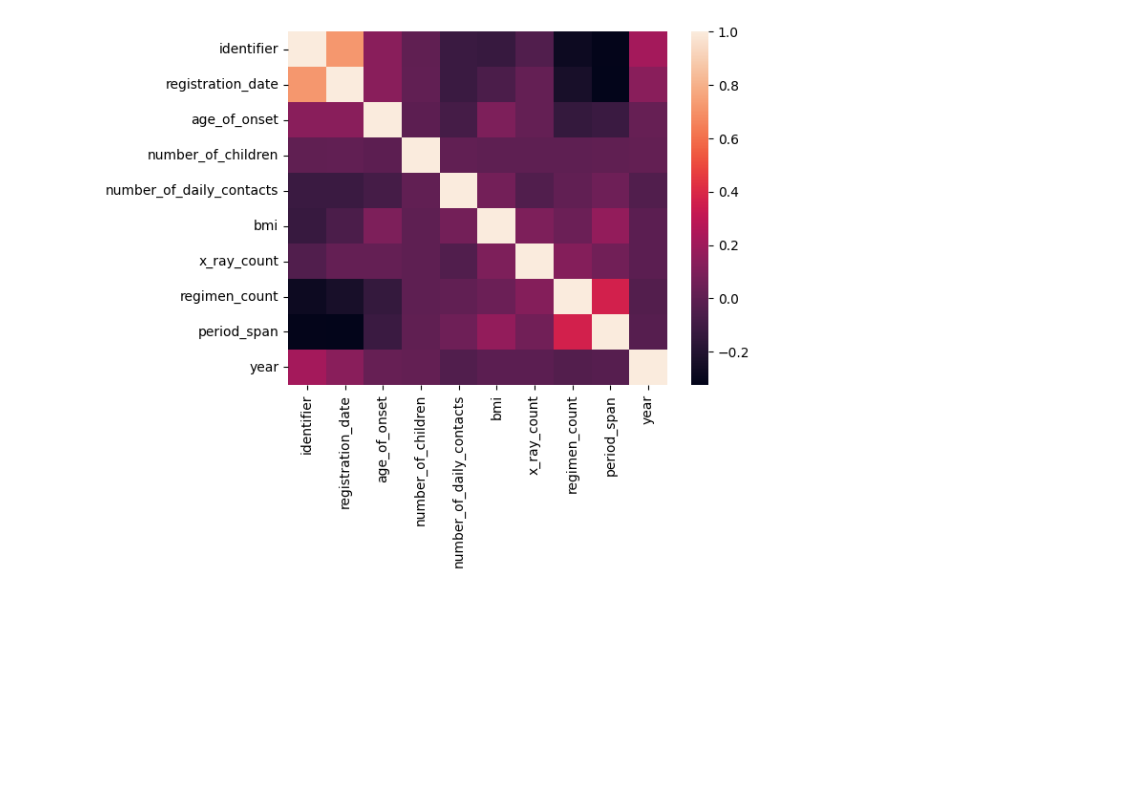
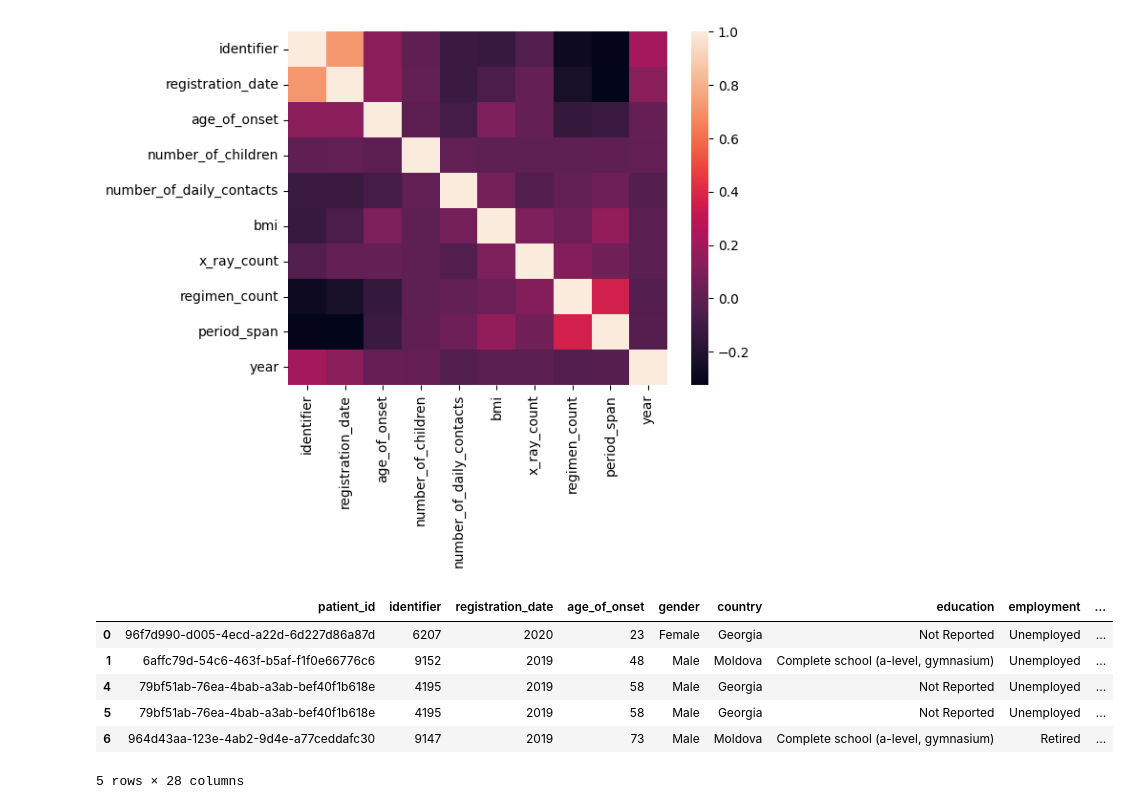
Before and after one commit to Taoheed-O/Tuberculosis_Survival_prediction, a Jupyter notebook: Data_analysis.ipynb, the cells around one changed output. Drawn from its saved outputs; the diff is of its cells as text; code cells hidden in the pictures; blank space fills up the shorter version.

```diff
--- a/Data_analysis.ipynb
+++ b/Data_analysis.ipynb
@@ -816,3 +816,17 @@ sns.heatmap(patients_total_cured_died.corr())
 # %% [output]
 <AxesSubplot: >
 [figure]
+# %%
+patients_total['comorbidity'].unique().tolist()
+patients_total['comorbidity_class'] = patients_total['comorbidity'].apply(lambda x: 'None' if x == 'None' else 'yes')
+# %%
+patients_total_survived_died = patients_total[patients_total['outcome_cd_state'].isin(['died', 'cured'])]
+patients_total_survived_died.head()
+# %% [output]
+|  | patient_id | identifier | registration_date | age_of_onset | gender | country | education | employment | ... |
+| 0 | 96f7d990-d005-4ecd-a22d-6d227d86a87d | 6207 | 2020 | 23 | Female | Georgia | Not Reported | Unemployed | ... |
+| 1 | 6affc79d-54c6-463f-b5af-f1f0e66776c6 | 9152 | 2019 | 48 | Male | Moldova | Complete school (a-level, gymnasium) | Unemployed | ... |
+| 4 | 79bf51ab-76ea-4bab-a3ab-bef40f1b618e | 4195 | 2019 | 58 | Male | Georgia | Not Reported | Unemployed | ... |
+| 5 | 79bf51ab-76ea-4bab-a3ab-bef40f1b618e | 4195 | 2019 | 58 | Male | Georgia | Not Reported | Unemployed | ... |
+| 6 | 964d43aa-123e-4ab2-9d4e-a77ceddafc30 | 9147 | 2019 | 73 | Male | Moldova | Complete school (a-level, gymnasium) | Retired | ... |
+5 rows × 28 columns
```
